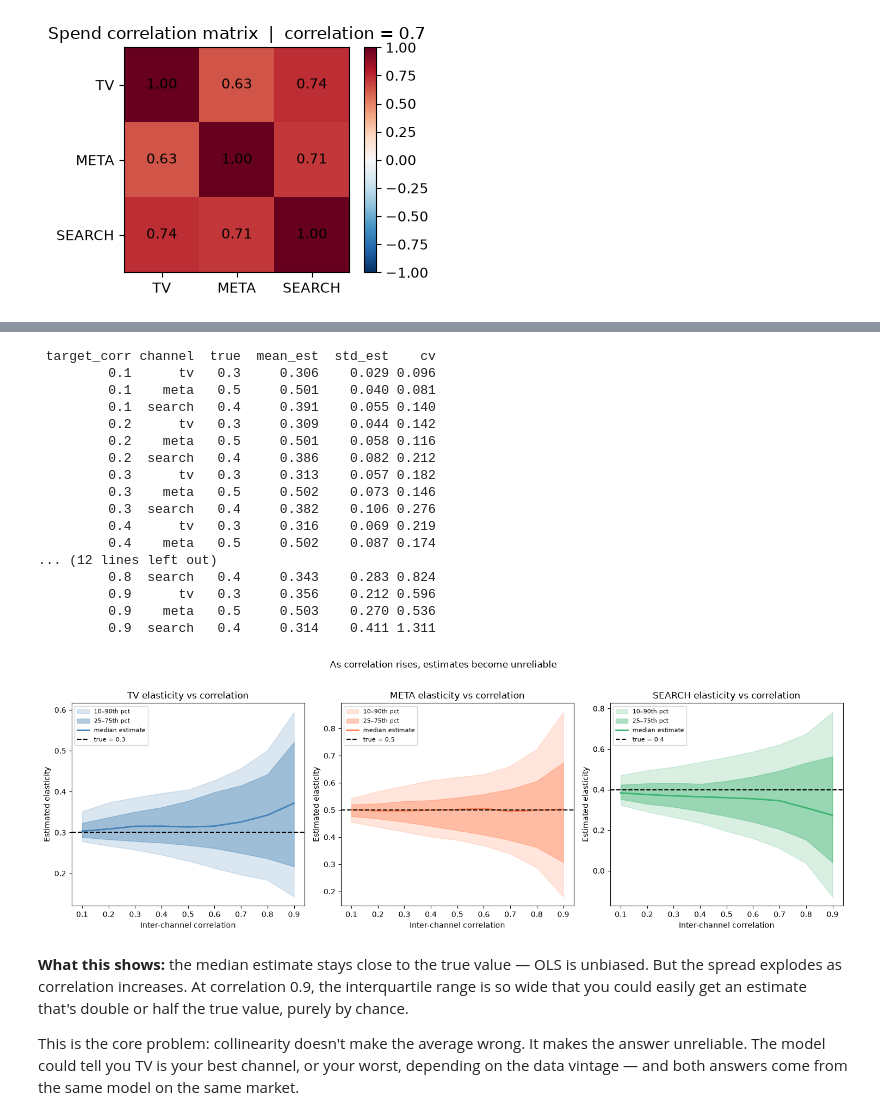
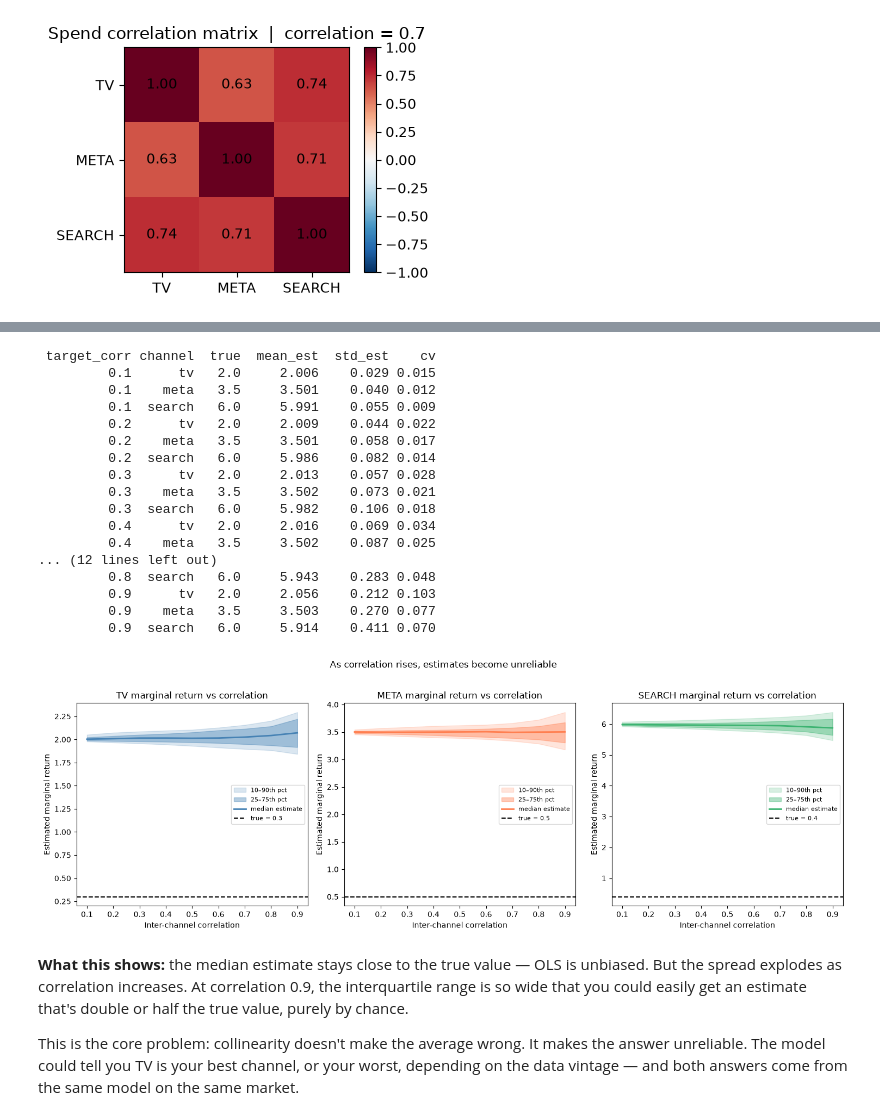
Before and after one commit to raz1470/how_wrong_is_your_mmm, a Jupyter notebook: notebooks/01_diagnostic_walkthrough.ipynb, the cells around one changed output, grey strips where cells are left out. Drawn from its saved outputs; the diff is of its cells as text; code cells hidden in the pictures.

```diff
--- a/notebooks/01_diagnostic_walkthrough.ipynb
+++ b/notebooks/01_diagnostic_walkthrough.ipynb
@@ -115,11 +115,11 @@ for corr in correlations:
             {
                 "target_corr": corr,
                 "channel": ch,
-                "true": s["true_elasticity"].iloc[0],
-                "mean_est": s["estimated_elasticity"].mean(),
-                "std_est": s["estimated_elasticity"].std(),
-                "cv": s["estimated_elasticity"].std()
-                / abs(s["estimated_elasticity"].mean()),
+                "true": s["true_marginal_return"].iloc[0],
+                "mean_est": s["estimated_marginal_return"].mean(),
+                "std_est": s["estimated_marginal_return"].std(),
+                "cv": s["estimated_marginal_return"].std()
+                / abs(s["estimated_marginal_return"].mean()),
             }
         )
 
@@ -127,57 +127,57 @@ sweep_summary = pd.DataFrame(summary_rows).round(3)
 print(sweep_summary.to_string(index=False))
 # %% [output]
  target_corr channel  true  mean_est  std_est    cv
-         0.1      tv   0.3     0.306    0.029 0.096
-         0.1    meta   0.5     0.501    0.040 0.081
-         0.1  search   0.4     0.391    0.055 0.140
-         0.2      tv   0.3     0.309    0.044 0.142
-         0.2    meta   0.5     0.501    0.058 0.116
-         0.2  search   0.4     0.386    0.082 0.212
-         0.3      tv   0.3     0.313    0.057 0.182
-         0.3    meta   0.5     0.502    0.073 0.146
-         0.3  search   0.4     0.382    0.106 0.276
-         0.4      tv   0.3     0.316    0.069 0.219
-         0.4    meta   0.5     0.502    0.087 0.174
+         0.1      tv   2.0     2.006    0.029 0.015
+         0.1    meta   3.5     3.501    0.040 0.012
+         0.1  search   6.0     5.991    0.055 0.009
+         0.2      tv   2.0     2.009    0.044 0.022
+         0.2    meta   3.5     3.501    0.058 0.017
+         0.2  search   6.0     5.986    0.082 0.014
+         0.3      tv   2.0     2.013    0.057 0.028
+         0.3    meta   3.5     3.502    0.073 0.021
+         0.3  search   6.0     5.982    0.106 0.018
+         0.4      tv   2.0     2.016    0.069 0.034
+         0.4    meta   3.5     3.502    0.087 0.025
 ... (12 lines left out)
-         0.8  search   0.4     0.343    0.283 0.824
-         0.9      tv   0.3     0.356    0.212 0.596
-         0.9    meta   0.5     0.503    0.270 0.536
-         0.9  search   0.4     0.314    0.411 1.311
+         0.8  search   6.0     5.943    0.283 0.048
+         0.9      tv   2.0     2.056    0.212 0.103
+         0.9    meta   3.5     3.503    0.270 0.077
+         0.9  search   6.0     5.914    0.411 0.070
 # %%
 channels_cfg = [
     ("tv", 0.3, "steelblue"),
     ("meta", 0.5, "coral"),
     ("search", 0.4, "mediumseagreen"),
 ]
 
 fig, axes = plt.subplots(1, 3, figsize=(15, 5), sharey=False)
 
 for ax, (channel, true_e, color) in zip(axes, channels_cfg):
     sub = all_results[all_results["channel"] == channel]
 
-    medians = sub.groupby("target_correlation")["estimated_elasticity"].median()
-    q25 = sub.groupby("target_correlation")["estimated_elasticity"].quantile(0.25)
-    q75 = sub.groupby("target_correlation")["estimated_elasticity"].quantile(0.75)
-    q10 = sub.groupby("target_correlation")["estimated_elasticity"].quantile(0.10)
-    q90 = sub.groupby("target_correlation")["estimated_elasticity"].quantile(0.90)
+    medians = sub.groupby("target_correlation")["estimated_marginal_return"].median()
+    q25 = sub.groupby("target_correlation")["estimated_marginal_return"].quantile(0.25)
+    q75 = sub.groupby("target_correlation")["estimated_marginal_return"].quantile(0.75)
+    q10 = sub.groupby("target_correlation")["estimated_marginal_return"].quantile(0.10)
+    q90 = sub.groupby("target_correlation")["estimated_marginal_return"].quantile(0.90)
 
     ax.fill_between(correlations, q10, q90, alpha=0.2, color=color, label="10–90th pct")
     ax.fill_between(correlations, q25, q75, alpha=0.4, color=color, label="25–75th pct")
     ax.plot(correlations, medians, color=color, linewidth=2, label="median estimate")
     ax.axhline(
         true_e, color="black", linestyle="--", linewidth=1.5, label=f"true = {true_e}"
     )
 
     ax.set_xlabel("Inter-channel correlation")
-    ax.set_ylabel("Estimated elasticity")
-    ax.set_title(f"{channel.upper()} elasticity vs correlation")
+    ax.set_ylabel("Estimated marginal return")
+    ax.set_title(f"{channel.upper()} marginal return vs correlation")
     ax.legend(fontsize=8)
 
 plt.suptitle("As correlation rises, estimates become unreliable", fontsize=12, y=1.02)
 plt.tight_layout()
 plt.show()
 # %% [output]
-[figure, old version]
+[figure, new version]
 # %% [markdown]
 **What this shows:** the median estimate stays close to the true value — OLS is unbiased. But the spread explodes as correlation increases. At correlation 0.9, the interquartile range is so wide that you could easily get an estimate that's double or half the true value, purely by chance.
 
```
Also changed, not shown: parts of 20 cells of this notebook, 22 other files.
